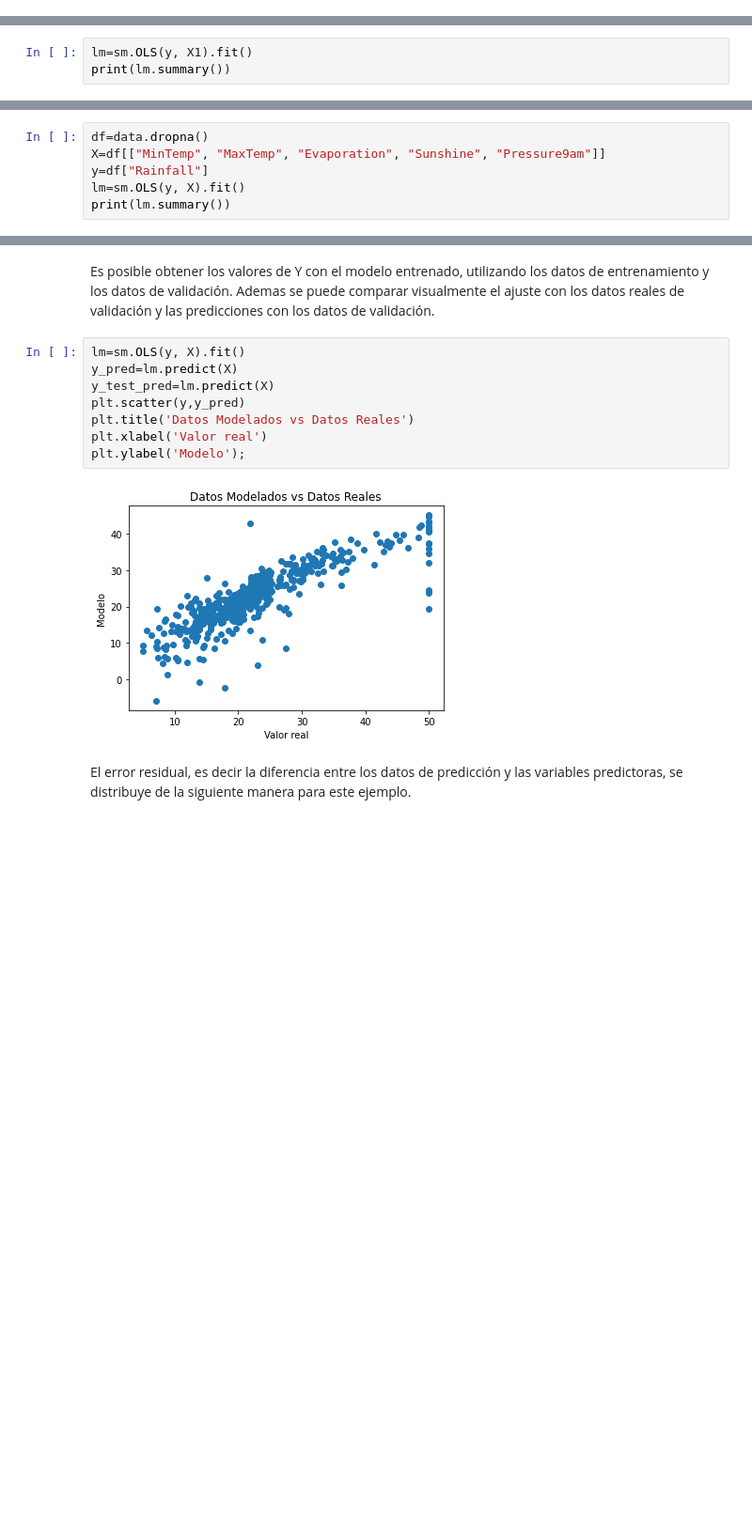
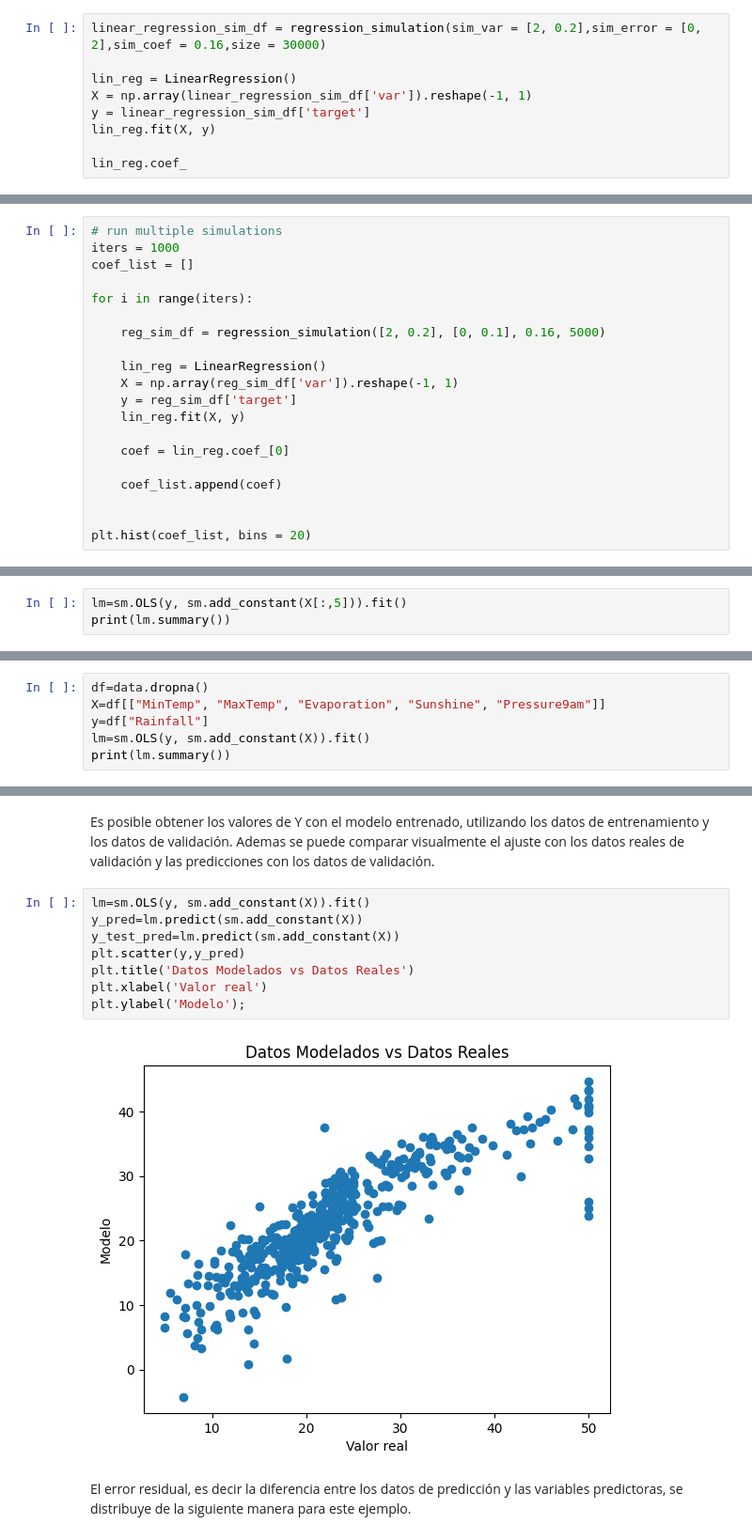
Before and after one commit to edieraristizabal/MachineLearning, a Jupyter notebook: NOTEBOOKS/15_Regresion_lineal.ipynb, the cells around one changed output, grey strips where cells are left out. Shown at 94% size. Cells and saved outputs as stored; diff of their text form; blank space fills up the shorter version.

```diff
--- a/NOTEBOOKS/15_Regresion_lineal.ipynb
+++ b/NOTEBOOKS/15_Regresion_lineal.ipynb
@@ -172,0 +219,9 @@ print(B1)
+# %%
+linear_regression_sim_df = regression_simulation(sim_var = [2, 0.2],sim_error = [0, 2],sim_coef = 0.16,size = 30000)
+
+lin_reg = LinearRegression()
+X = np.array(linear_regression_sim_df['var']).reshape(-1, 1)
+y = linear_regression_sim_df['target']
+lin_reg.fit(X, y)
+
+lin_reg.coef_
@@ -172,0 +232,20 @@ print(B1)
+# %%
+# run multiple simulations
+iters = 1000
+coef_list = []
+
+for i in range(iters):
+
+    reg_sim_df = regression_simulation([2, 0.2], [0, 0.1], 0.16, 5000)
+
+    lin_reg = LinearRegression()
+    X = np.array(reg_sim_df['var']).reshape(-1, 1)
+    y = reg_sim_df['target']
+    lin_reg.fit(X, y)
+
+    coef = lin_reg.coef_[0]
+
+    coef_list.append(coef)
+
+
+plt.hist(coef_list, bins = 20)
@@ -289,5 +382,5 @@ Con intercepto debemos utilizar la variable X1 que incorpora la constante:
 # %%
-lm=sm.OLS(y, X1).fit()
+lm=sm.OLS(y, sm.add_constant(X[:,5])).fit()
 print(lm.summary())
 # %% [output]
                             OLS Regression Results
@@ -480,6 +452,6 @@ data.head(2)
 df=data.dropna()
 X=df[["MinTemp", "MaxTemp", "Evaporation", "Sunshine", "Pressure9am"]]
 y=df["Rainfall"]
-lm=sm.OLS(y, X).fit()
+lm=sm.OLS(y, sm.add_constant(X)).fit()
 print(lm.summary())
 # %% [output]
@@ -784,15 +718,15 @@ y = raw_df.values[1::2, 2]
 # %% [markdown]
 Es posible obtener los valores de Y con el modelo entrenado, utilizando los datos de entrenamiento y los datos de validación. Ademas se puede comparar visualmente el ajuste con los datos reales de validación y las predicciones con los datos de validación.
 # %%
-lm=sm.OLS(y, X).fit()
-y_pred=lm.predict(X)
-y_test_pred=lm.predict(X)
+lm=sm.OLS(y, sm.add_constant(X)).fit()
+y_pred=lm.predict(sm.add_constant(X))
+y_test_pred=lm.predict(sm.add_constant(X))
 plt.scatter(y,y_pred)
 plt.title('Datos Modelados vs Datos Reales')
 plt.xlabel('Valor real')
 plt.ylabel('Modelo');
 # %% [output]
-[figure, old version]
+[figure, new version]
 # %% [markdown]
 El error residual, es decir la diferencia entre los datos de predicción y las variables predictoras, se distribuye de la siguiente manera para este ejemplo.
 # %%
```
Also changed, not shown: parts of 61 cells of this notebook, 1 other file.
